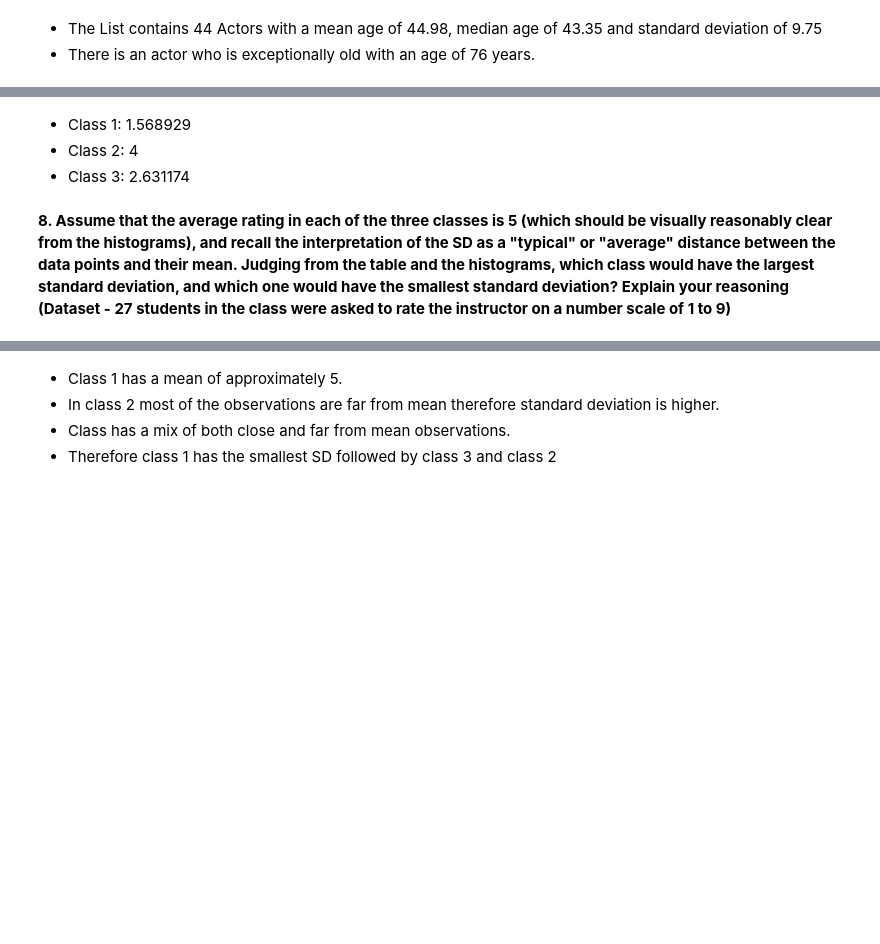
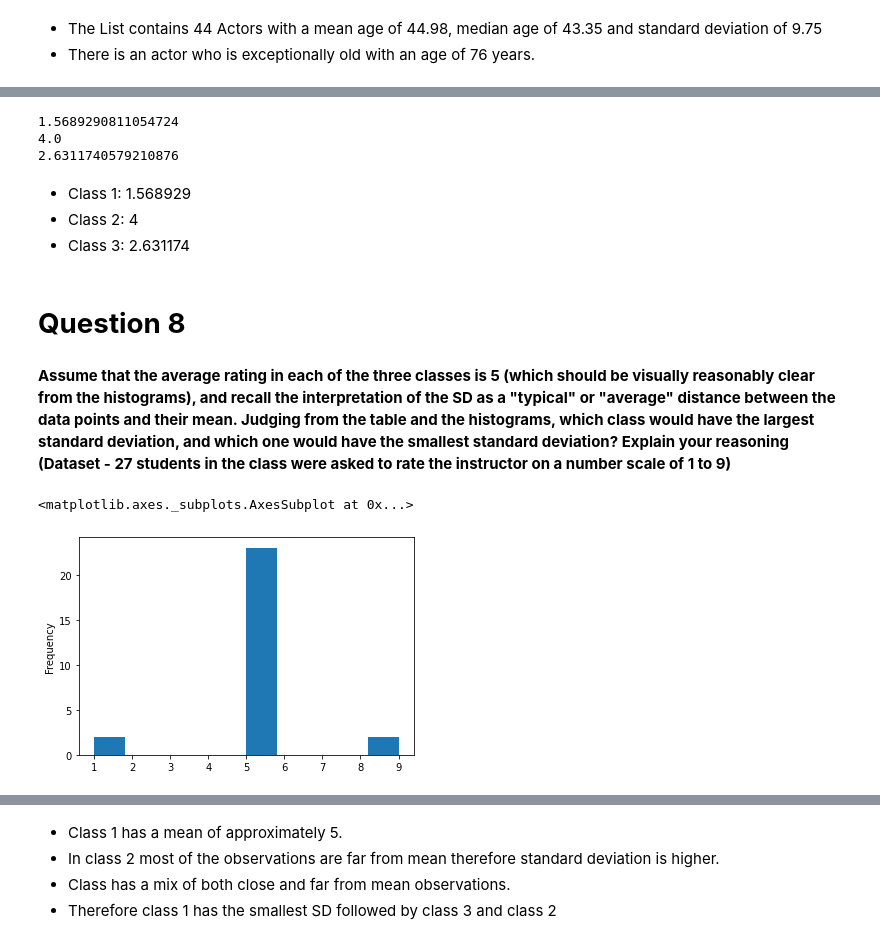
Before and after one commit to hiiamjay/Machine-Learning, a Jupyter notebook: Experiments/ML_EXP_1_3_7_2020.ipynb, the cells around one changed output, grey strips where cells are left out. Saved outputs shown, nothing was run; the diff lists cells and outputs as text; code cells hidden in the pictures; blank space fills up the shorter version.

```diff
--- a/Experiments/ML_EXP_1_3_7_2020.ipynb
+++ b/Experiments/ML_EXP_1_3_7_2020.ipynb
@@ -86,6 +161,21 @@ Data is centered around 42-43, it is right skewed, and ranges from 30 to 75.
+# %%
+print(data5['Class.I'].std())
+print(data5['Class.II'].std())
+print(data5['Class.III'].std())
+# %% [output]
+1.5689290811054724
+4.0
+2.6311740579210876
 # %% [markdown]
 * Class 1: 1.568929
 * Class 2: 4
 * Class 3: 2.631174
+# %% [markdown]
+# **Question 8**
 # %% [markdown]
-**8. Assume that the average rating in each of the three classes is 5 (which should be visually reasonably clear from the histograms), and recall the interpretation of the SD as a "typical" or "average" distance between the data points and their mean. Judging from the table and the histograms, which class would have the largest standard deviation, and which one would have the smallest standard deviation? Explain your reasoning (Dataset - 27 students in the class were asked to rate the instructor on a number scale of 1 to 9)**
+**Assume that the average rating in each of the three classes is 5 (which should be visually reasonably clear from the histograms), and recall the interpretation of the SD as a "typical" or "average" distance between the data points and their mean. Judging from the table and the histograms, which class would have the largest standard deviation, and which one would have the smallest standard deviation? Explain your reasoning (Dataset - 27 students in the class were asked to rate the instructor on a number scale of 1 to 9)**
+# %%
+data5['Class.I'].plot(kind='hist')
+# %% [output]
+<matplotlib.axes._subplots.AxesSubplot at 0x...>
+[figure, added]
```
Also changed, not shown: parts of 25 cells of this notebook.
